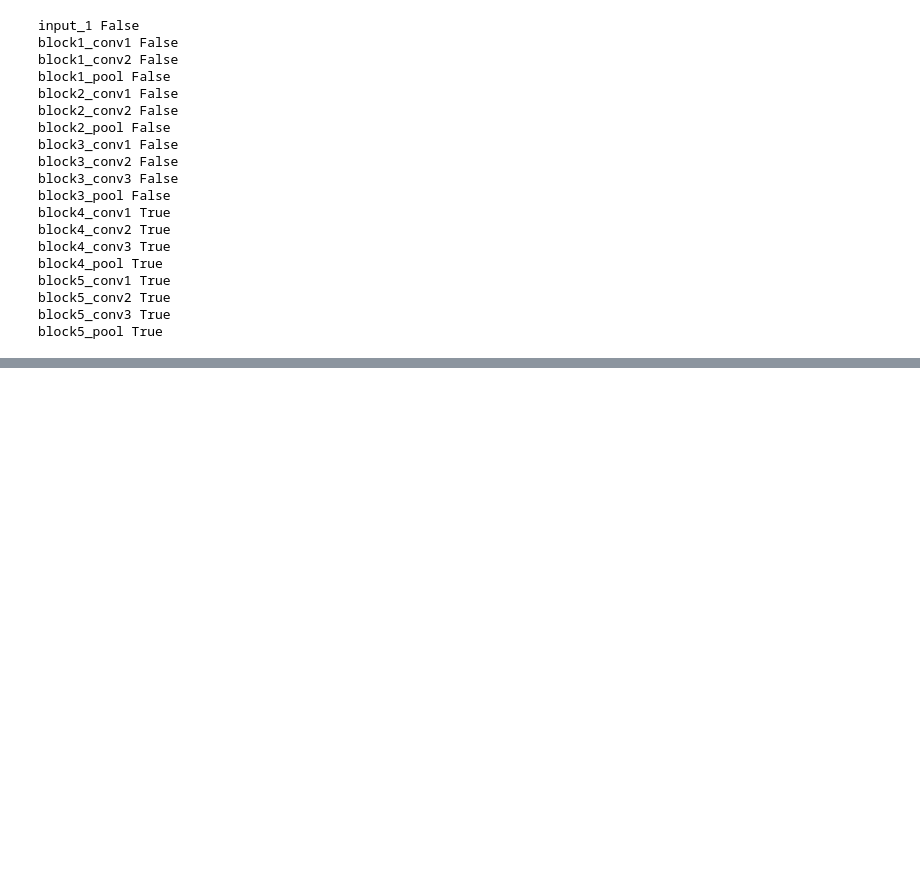
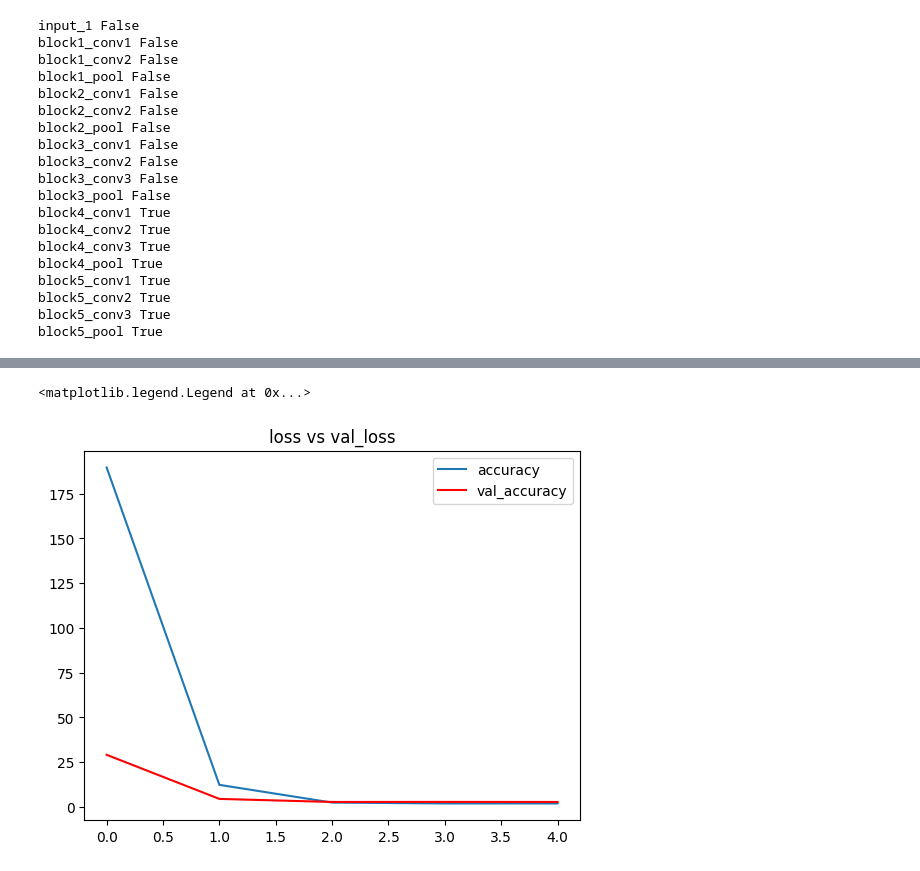
Before and after one commit to yashkarambe/Deep_learning, a Jupyter notebook: CNN/Face_emotions_dectiction/Face_emotions_dectiction copy.ipynb, the cells around one changed output, grey strips where cells are left out. Cells and saved outputs as stored; diff of their text form; code cells hidden in the pictures; blank space fills up the shorter version.

```diff
--- a/CNN/Face_emotions_dectiction/Face_emotions_dectiction copy.ipynb
+++ b/CNN/Face_emotions_dectiction/Face_emotions_dectiction copy.ipynb
@@ -168,3 +191,4 @@ Non-trainable params: 1735932 (6.62 MB)
 _________________________________________________________________
 # %%
-model.compile(optimizer='Adam' , loss='categorical_crossentropy' , metrics=['accuracy'])
+run_opts = tf.compat.v1.RunOptions(report_tensor_allocations_upon_oom = True)
+model.compile(optimizer='adam' , loss='categorical_crossentropy' , metrics=['accuracy'] ,jit_compile=run_opts)
@@ -174,7 +195,10 @@ os.environ['TF_GPU_ALLOCATOR'] = 'cuda_malloc_async'
 # %%
 model.compile(optimizer='adam',
-              loss='sparse_categorical_crossentropy',
+              loss='categorical_crossentropy',
               metrics=['accuracy'])
 
-history = model.fit(train_ds, epochs=50, validation_data= test_ds )
+history = model.fit_generator( train_data ,
+                steps_per_epoch = 2000 //batch_size, epochs =50,
+                validation_data = test_data, #change this
+                validation_steps = 800 //batch_size)
 # %% [output]
@@ -198 +369,9 @@ Epoch 50/50
+# %%
+plt.plot(history.history['loss']  ,label='accuracy')
+plt.plot(history.history['val_loss'] , 'red' ,label='val_accuracy')
+plt.title('loss vs val_loss')
+plt.legend()
+# %% [output]
+<matplotlib.legend.Legend at 0x...>
+[figure, added]
 # %%
```
Also changed, not shown: parts of 21 cells of this notebook, 6 other files.
